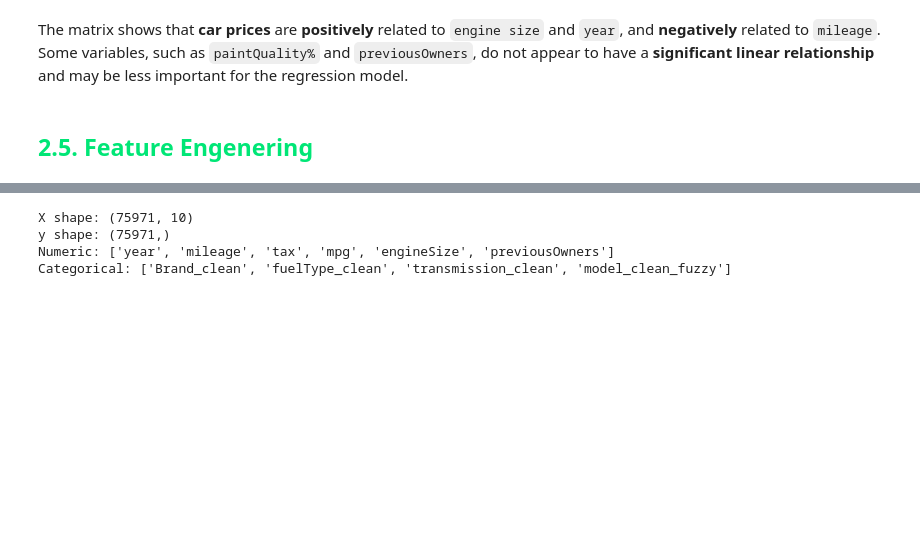
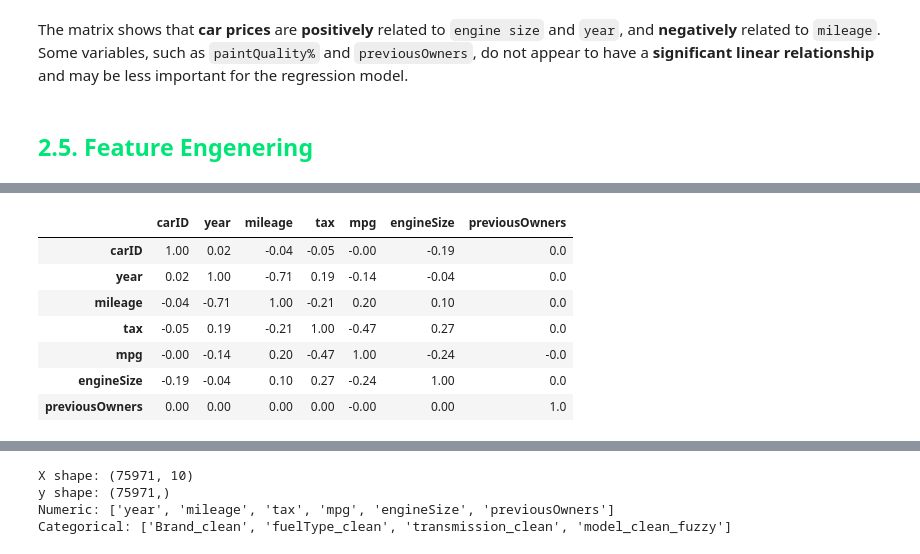
Before and after one commit to Danirib11221/MachineLearning39, a Jupyter notebook: MachineLearningProject.ipynb, the cells around one changed output, grey strips where cells are left out. Saved outputs shown, nothing was run; the diff lists cells and outputs as text; code cells hidden in the pictures; blank space fills up the shorter version.

```diff
--- a/MachineLearningProject.ipynb
+++ b/MachineLearningProject.ipynb
@@ -1946,0 +2006,12 @@ def new_features(df):
+# %%
+corr_pearson = df_train_new[num_cols].corr(method="pearson").round(2)
+corr_pearson
+# %% [output]
+|  | carID | year | mileage | tax | mpg | engineSize | previousOwners |
+| carID | 1.00 | 0.02 | -0.04 | -0.05 | -0.00 | -0.19 | 0.0 |
+| year | 0.02 | 1.00 | -0.71 | 0.19 | -0.14 | -0.04 | 0.0 |
+| mileage | -0.04 | -0.71 | 1.00 | -0.21 | 0.20 | 0.10 | 0.0 |
+| tax | -0.05 | 0.19 | -0.21 | 1.00 | -0.47 | 0.27 | 0.0 |
+| mpg | -0.00 | -0.14 | 0.20 | -0.47 | 1.00 | -0.24 | -0.0 |
+| engineSize | -0.19 | -0.04 | 0.10 | 0.27 | -0.24 | 1.00 | 0.0 |
+| previousOwners | 0.00 | 0.00 | 0.00 | 0.00 | -0.00 | 0.00 | 1.0 |
```
Also changed, not shown: parts of 18 cells of this notebook.
